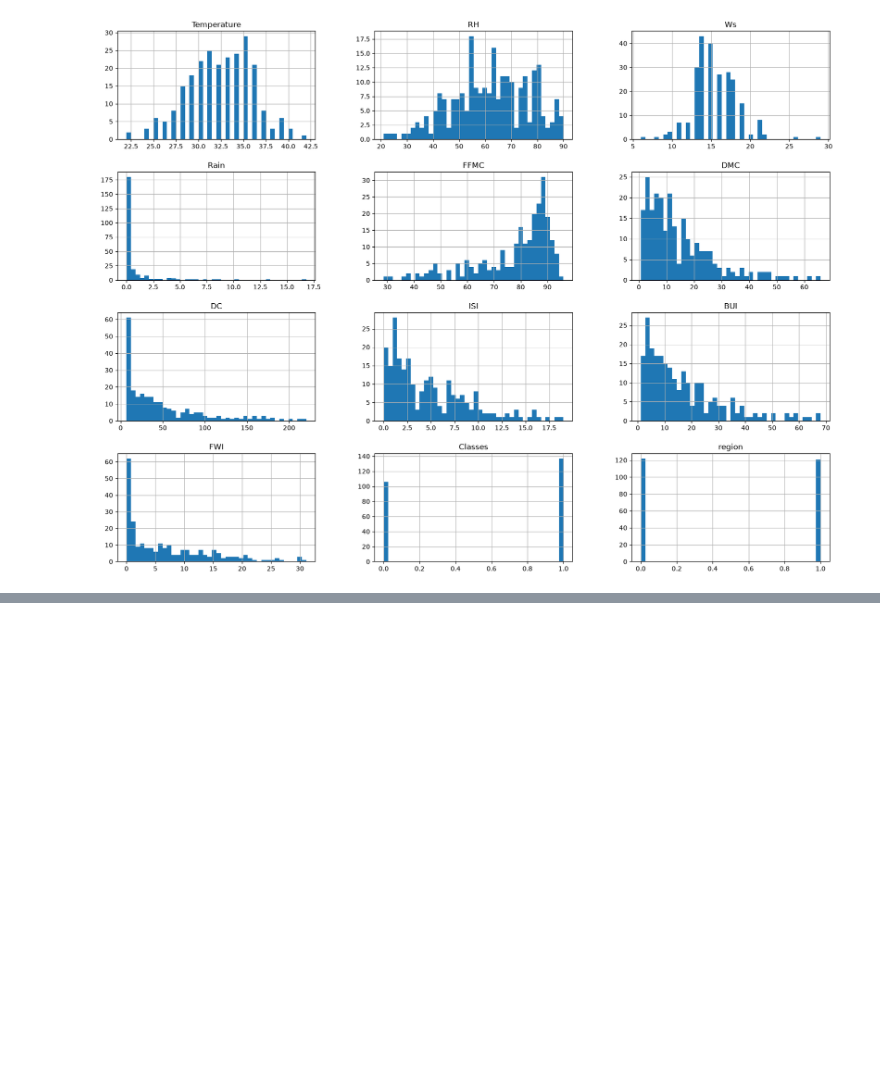
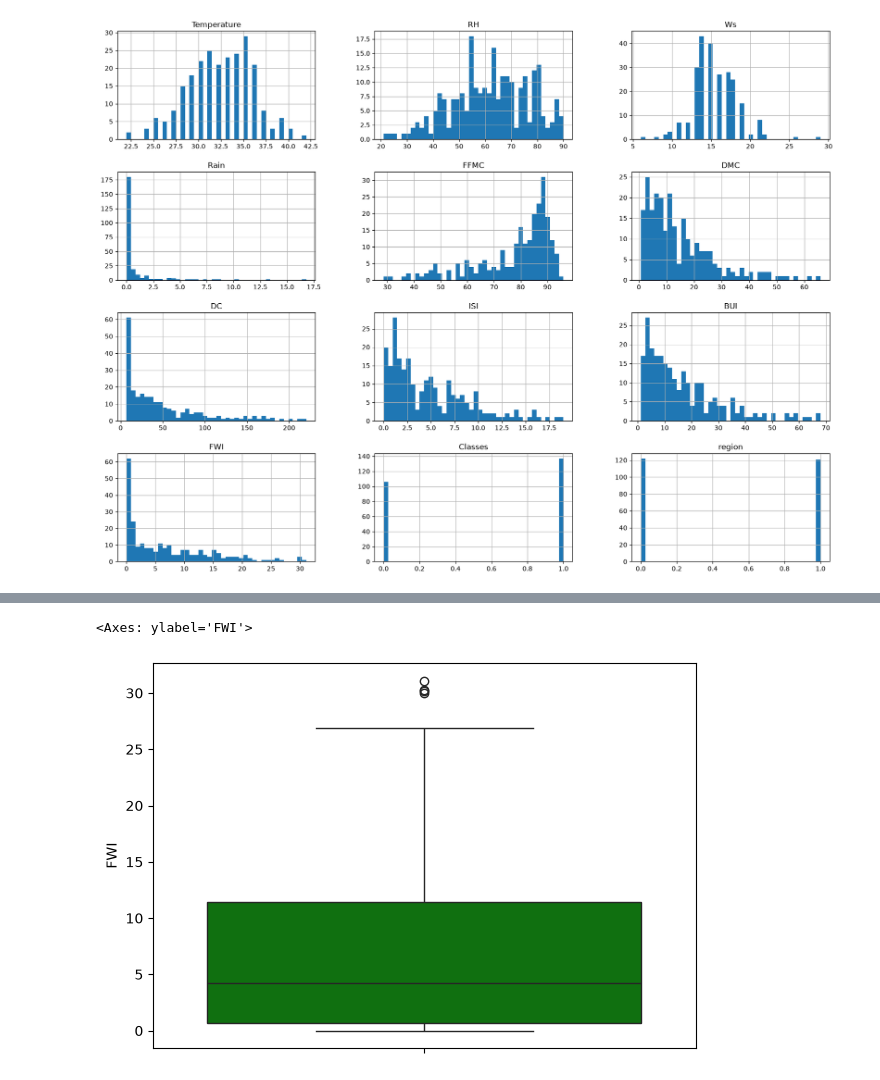
Before and after one commit to Rabiya-gull/Regression-data-analyzation, a Jupyter notebook: ridge_lasso.ipynb, the cells around one changed output, grey strips where cells are left out. Cells and saved outputs as stored; diff of their text form; code cells hidden in the pictures; blank space fills up the shorter version.

```diff
--- a/ridge_lasso.ipynb
+++ b/ridge_lasso.ipynb
@@ -325,0 +371,7 @@ plt.show()
+# %%
+plt.figure(figsize=(7,5))
+
+sns.boxplot(df_copy['FWI'] , color='g')
+# %% [output]
+<Axes: ylabel='FWI'>
+[figure, added]
```
Also changed, not shown: parts of 12 cells of this notebook, 2 other files.
